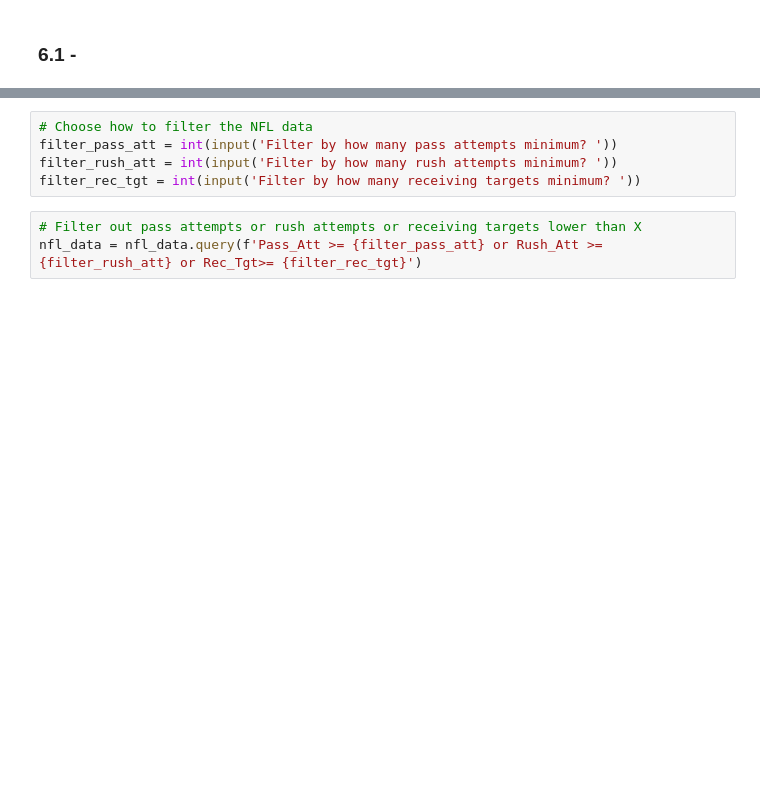
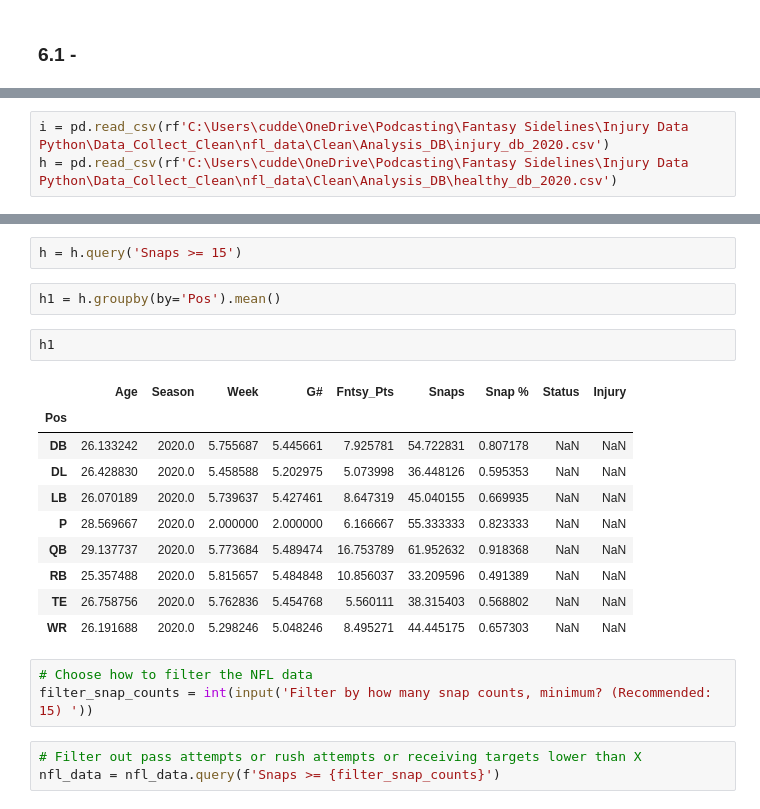
Before and after one commit to cuddebtj/NFLInjuryTwitter, a Jupyter notebook: Fantasy_Sidelines_Program.ipynb, the cells around one changed output, grey strips where cells are left out. Drawn from its saved outputs; the diff is of its cells as text; blank space fills up the shorter version.

```diff
--- a/Fantasy_Sidelines_Program.ipynb
+++ b/Fantasy_Sidelines_Program.ipynb
@@ -811,0 +803,3 @@ for yr in range(2016,2021):
+# %%
+i = pd.read_csv(rf'C:\Users\cudde\OneDrive\Podcasting\Fantasy Sidelines\Injury Data Python\Data_Collect_Clean\nfl_data\Clean\Analysis_DB\injury_db_2020.csv')
+h = pd.read_csv(rf'C:\Users\cudde\OneDrive\Podcasting\Fantasy Sidelines\Injury Data Python\Data_Collect_Clean\nfl_data\Clean\Analysis_DB\healthy_db_2020.csv')
@@ -812,8 +823,23 @@ for yr in range(2016,2021):
+# %%
+h = h.query('Snaps >= 15')
+# %%
+h1 = h.groupby(by='Pos').mean()
+# %%
+h1
+# %% [output]
+|  | Age | Season | Week | G# | Fntsy_Pts | Snaps | Snap % | Status | Injury |
+| Pos |  |  |  |  |  |  |  |  |  |
+| DB | 26.133242 | 2020.0 | 5.755687 | 5.445661 | 7.925781 | 54.722831 | 0.807178 | NaN | NaN |
+| DL | 26.428830 | 2020.0 | 5.458588 | 5.202975 | 5.073998 | 36.448126 | 0.595353 | NaN | NaN |
+| LB | 26.070189 | 2020.0 | 5.739637 | 5.427461 | 8.647319 | 45.040155 | 0.669935 | NaN | NaN |
+| P | 28.569667 | 2020.0 | 2.000000 | 2.000000 | 6.166667 | 55.333333 | 0.823333 | NaN | NaN |
+| QB | 29.137737 | 2020.0 | 5.773684 | 5.489474 | 16.753789 | 61.952632 | 0.918368 | NaN | NaN |
+| RB | 25.357488 | 2020.0 | 5.815657 | 5.484848 | 10.856037 | 33.209596 | 0.491389 | NaN | NaN |
+| TE | 26.758756 | 2020.0 | 5.762836 | 5.454768 | 5.560111 | 38.315403 | 0.568802 | NaN | NaN |
+| WR | 26.191688 | 2020.0 | 5.298246 | 5.048246 | 8.495271 | 44.445175 | 0.657303 | NaN | NaN |
 # %%
 # Choose how to filter the NFL data
-filter_pass_att = int(input('Filter by how many pass attempts minimum? '))
-filter_rush_att = int(input('Filter by how many rush attempts minimum? '))
-filter_rec_tgt = int(input('Filter by how many receiving targets minimum? '))
+filter_snap_counts = int(input('Filter by how many snap counts, minimum? (Recommended: 15) '))
 # %%
 # Filter out pass attempts or rush attempts or receiving targets lower than X
-nfl_data = nfl_data.query(f'Pass_Att >= {filter_pass_att} or Rush_Att >= {filter_rush_att} or Rec_Tgt>= {filter_rec_tgt}')
+nfl_data = nfl_data.query(f'Snaps >= {filter_snap_counts}')
```
Also changed, not shown: parts of 7 cells of this notebook.
